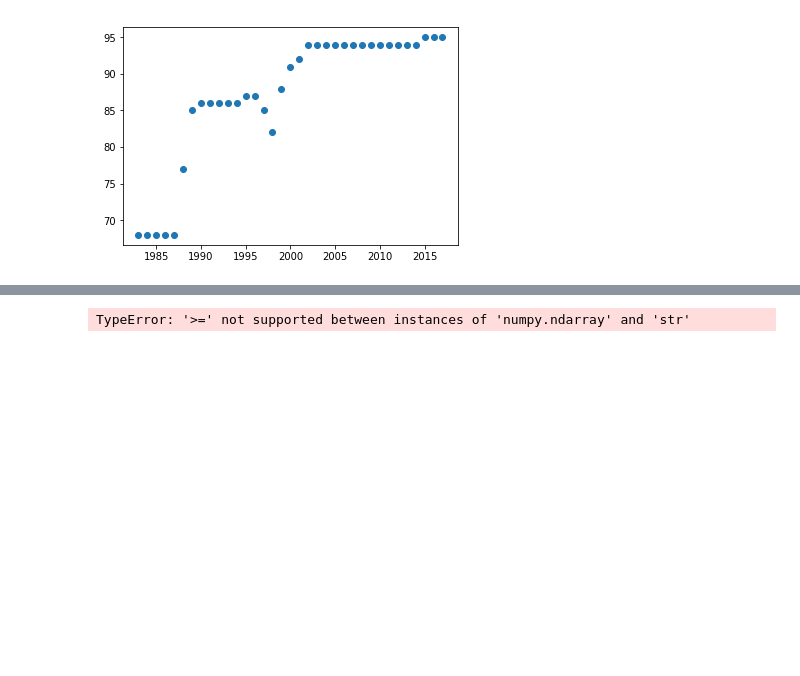
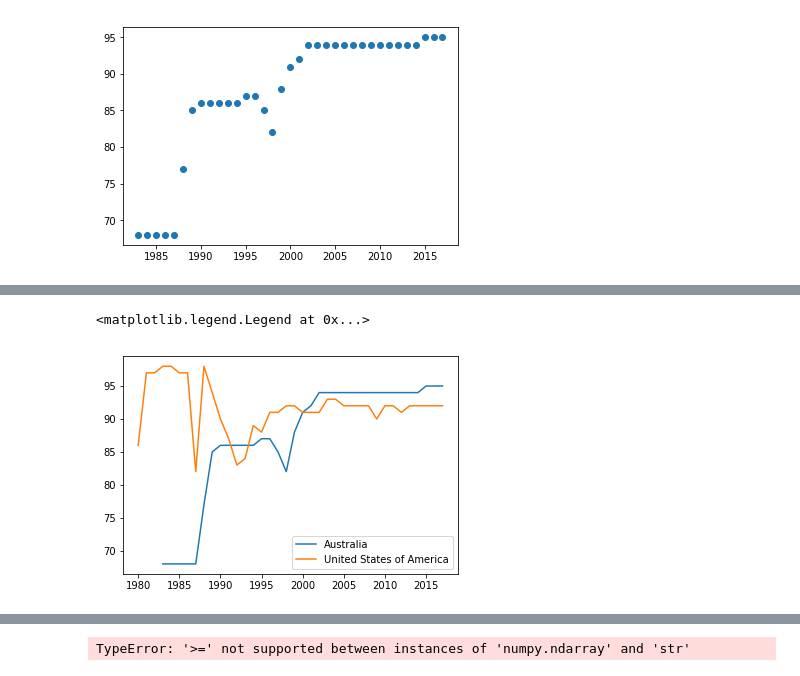
Before and after one commit to noatgnu/cds-python-graph, a Jupyter notebook: notebooks/main.ipynb, the cells around one changed output, grey strips where cells are left out. Saved outputs shown, nothing was run; the diff lists cells and outputs as text; code cells hidden in the pictures; blank space fills up the shorter version.

```diff
--- a/notebooks/main.ipynb
+++ b/notebooks/main.ipynb
@@ -95,0 +101,7 @@ plt.scatter(x=measles_1.loc["Australia"]["M1"].index, y=pd.to_numeric(measles_1.
+# %%
+plt.plot(measles_1.loc["Australia"]["M1"].index, measles_1.loc["Australia"]["M1"])
+plt.plot(measles_1.loc["United States of America"]["M1"])
+plt.legend()
+# %% [output]
+<matplotlib.legend.Legend at 0x...>
+[figure, added]
```
Also changed, not shown: parts of 16 cells of this notebook.
